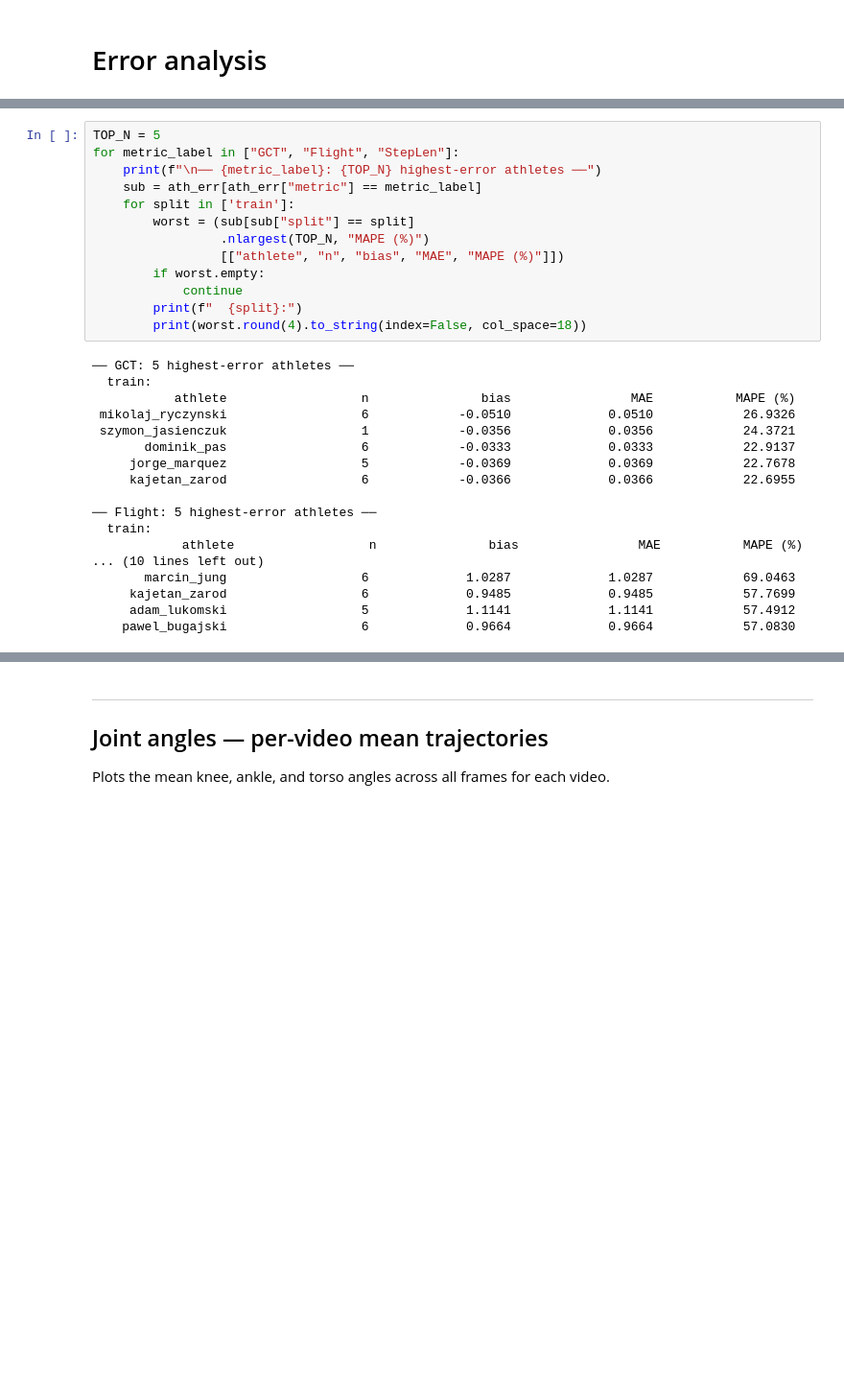
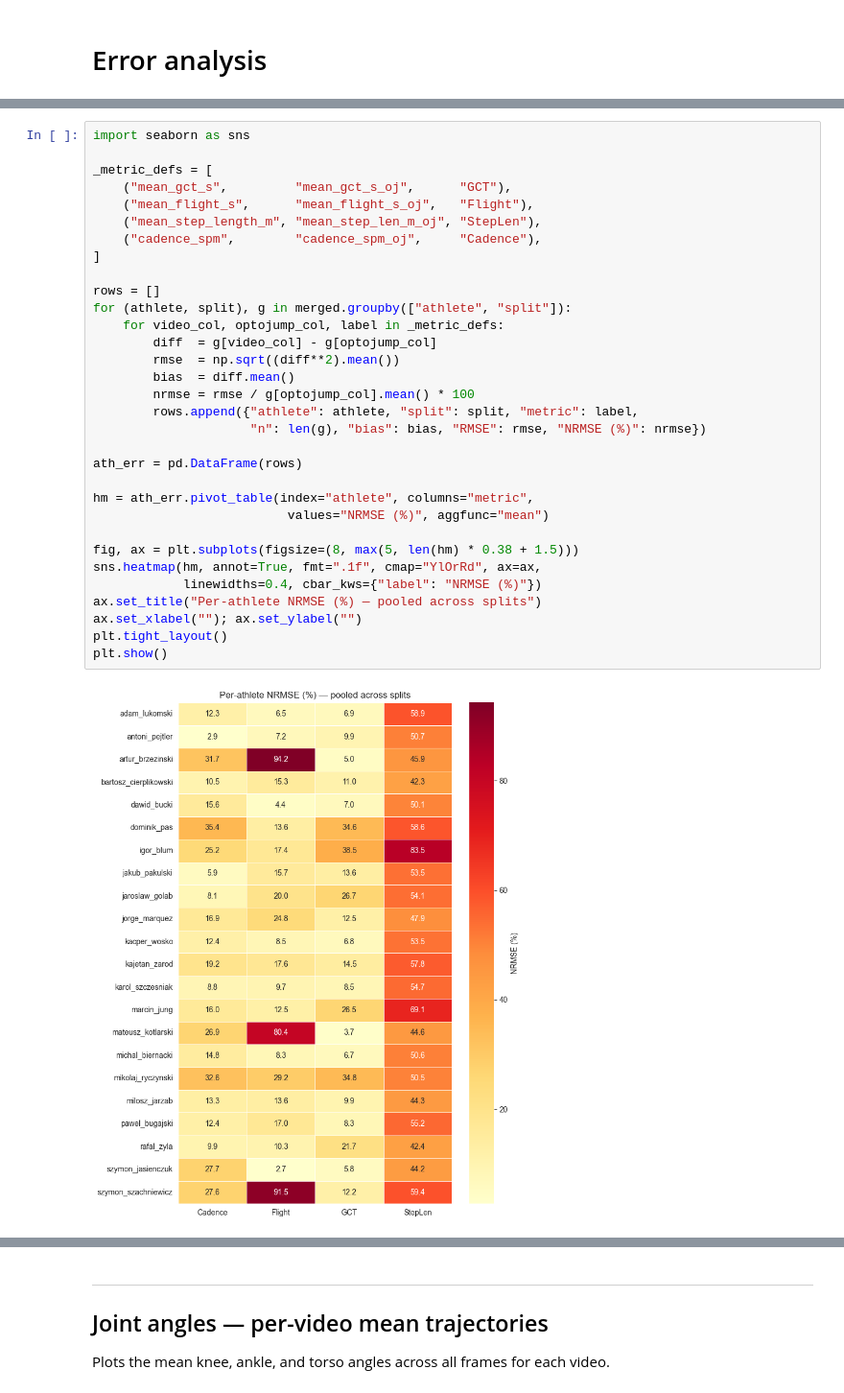
Before and after one commit to mlubneuskaya/running, a Jupyter notebook: notebooks/compare_biomechanics.ipynb, the cells around one changed output, grey strips where cells are left out. Shown at 96% size. Drawn from its saved outputs; the diff is of its cells as text; blank space fills up the shorter version.

```diff
--- a/notebooks/compare_biomechanics.ipynb
+++ b/notebooks/compare_biomechanics.ipynb
@@ -254,31 +231,34 @@ plt.show()
-# %%
-TOP_N = 5
-for metric_label in ["GCT", "Flight", "StepLen"]:
-    print(f"\n── {metric_label}: {TOP_N} highest-error athletes ──")
-    sub = ath_err[ath_err["metric"] == metric_label]
-    for split in ['train']:
-        worst = (sub[sub["split"] == split]
-                 .nlargest(TOP_N, "MAPE (%)")
-                 [["athlete", "n", "bias", "MAE", "MAPE (%)"]])
-        if worst.empty:
-            continue
-        print(f"  {split}:")
-        print(worst.round(4).to_string(index=False, col_space=18))
-# %% [output]
-── GCT: 5 highest-error athletes ──
-  train:
-           athlete                  n               bias                MAE           MAPE (%)
- mikolaj_ryczynski                  6            -0.0510             0.0510            26.9326
- szymon_jasienczuk                  1            -0.0356             0.0356            24.3721
-       dominik_pas                  6            -0.0333             0.0333            22.9137
-     jorge_marquez                  5            -0.0369             0.0369            22.7678
-     kajetan_zarod                  6            -0.0366             0.0366            22.6955
-
-── Flight: 5 highest-error athletes ──
-  train:
-            athlete                  n               bias                MAE           MAPE (%)
-... (10 lines left out)
-       marcin_jung                  6             1.0287             1.0287            69.0463
-     kajetan_zarod                  6             0.9485             0.9485            57.7699
-     adam_lukomski                  5             1.1141             1.1141            57.4912
-    pawel_bugajski                  6             0.9664             0.9664            57.0830
+# %%
+import seaborn as sns
+
+_metric_defs = [
+    ("mean_gct_s",         "mean_gct_s_oj",      "GCT"),
+    ("mean_flight_s",      "mean_flight_s_oj",   "Flight"),
+    ("mean_step_length_m", "mean_step_len_m_oj", "StepLen"),
+    ("cadence_spm",        "cadence_spm_oj",     "Cadence"),
+]
+
+rows = []
+for (athlete, split), g in merged.groupby(["athlete", "split"]):
+    for video_col, optojump_col, label in _metric_defs:
+        diff  = g[video_col] - g[optojump_col]
+        rmse  = np.sqrt((diff**2).mean())
+        bias  = diff.mean()
+        nrmse = rmse / g[optojump_col].mean() * 100
+        rows.append({"athlete": athlete, "split": split, "metric": label,
+                     "n": len(g), "bias": bias, "RMSE": rmse, "NRMSE (%)": nrmse})
+
+ath_err = pd.DataFrame(rows)
+
+hm = ath_err.pivot_table(index="athlete", columns="metric",
+                          values="NRMSE (%)", aggfunc="mean")
+
+fig, ax = plt.subplots(figsize=(8, max(5, len(hm) * 0.38 + 1.5)))
+sns.heatmap(hm, annot=True, fmt=".1f", cmap="YlOrRd", ax=ax,
+            linewidths=0.4, cbar_kws={"label": "NRMSE (%)"})
+ax.set_title("Per-athlete NRMSE (%) — pooled across splits")
+ax.set_xlabel(""); ax.set_ylabel("")
+plt.tight_layout()
+plt.show()
+# %% [output]
+[figure, added]
```
Also changed, not shown: parts of 27 cells of this notebook, 1 other file.
